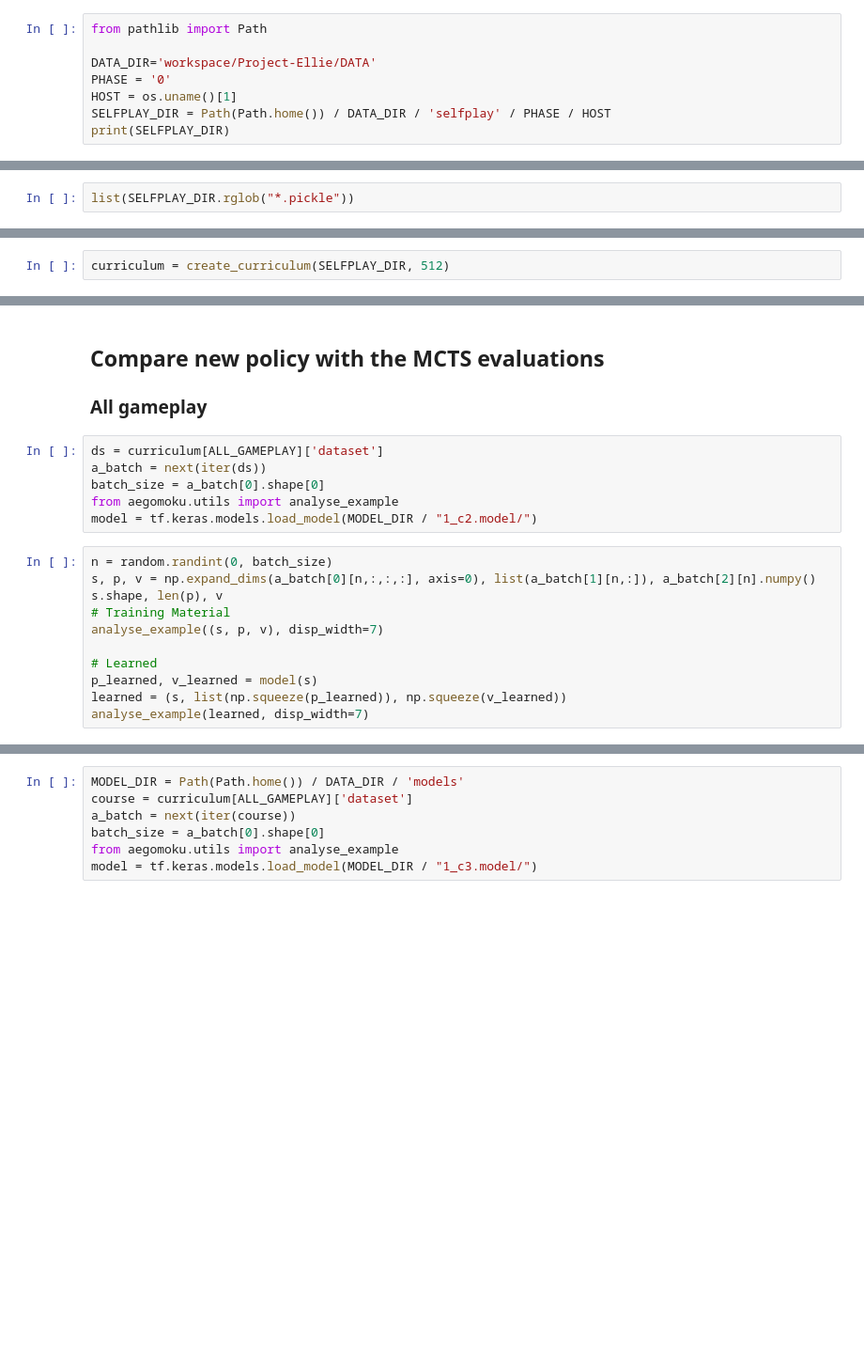
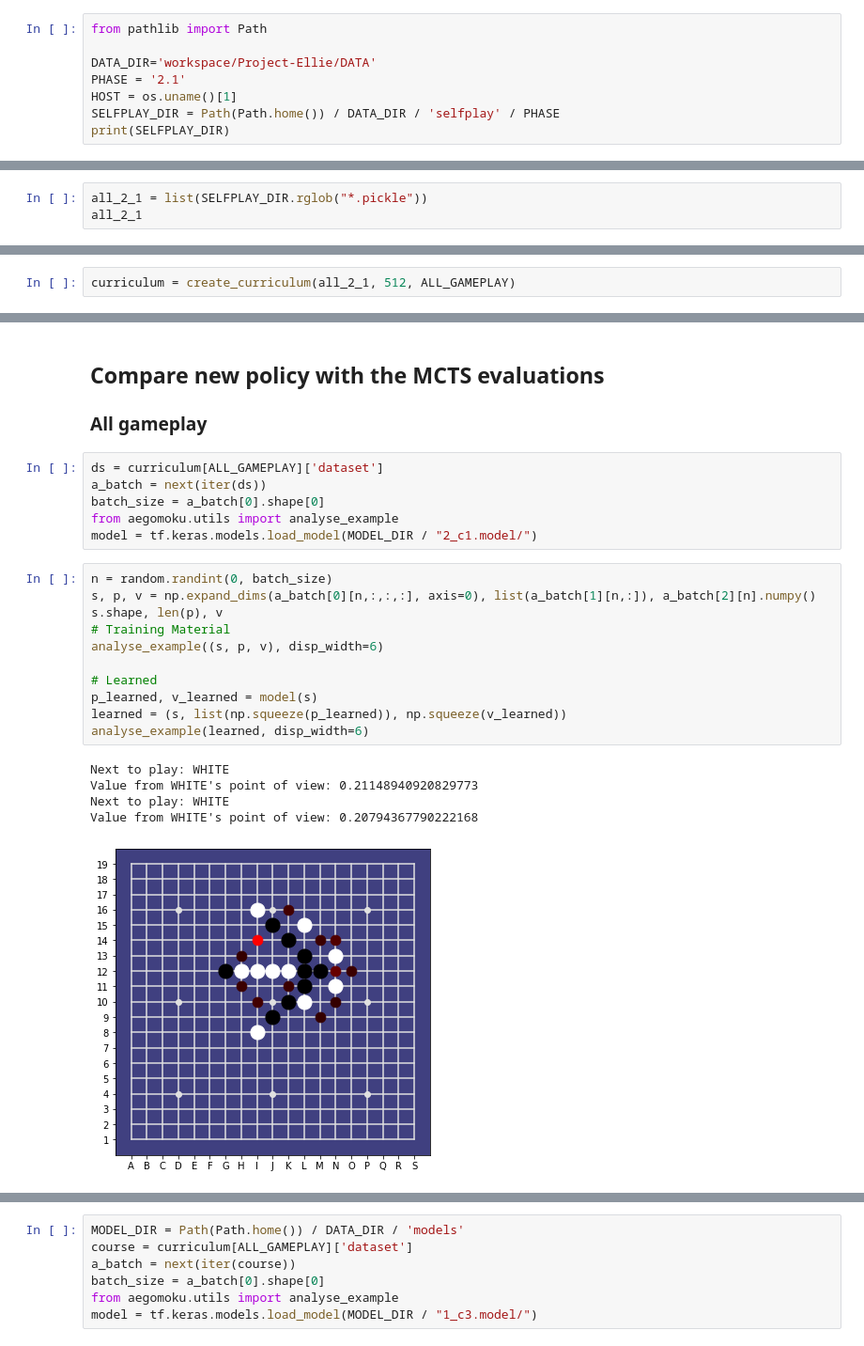
Before and after one commit to Project-Ellie/DeepGomoku, a Jupyter notebook: notebooks/Training_Curriculum.ipynb, the cells around one changed output, grey strips where cells are left out. Shown at 94% size. Cells and saved outputs as stored; diff of their text form; blank space fills up the shorter version.

```diff
--- a/notebooks/Training_Curriculum.ipynb
+++ b/notebooks/Training_Curriculum.ipynb
@@ -31,7 +33,7 @@ Pickle files contain only single representatives of the 8 symmetries and the boa
 from pathlib import Path
 
 DATA_DIR='workspace/Project-Ellie/DATA'
-PHASE = '0'
+PHASE = '2.1'
 HOST = os.uname()[1]
-SELFPLAY_DIR = Path(Path.home()) / DATA_DIR / 'selfplay' / PHASE / HOST
+SELFPLAY_DIR = Path(Path.home()) / DATA_DIR / 'selfplay' / PHASE
 print(SELFPLAY_DIR)
@@ -41,2 +42,3 @@ SELFPLAY_DIR
 # %%
-list(SELFPLAY_DIR.rglob("*.pickle"))
+all_2_1 = list(SELFPLAY_DIR.rglob("*.pickle"))
+all_2_1
@@ -43,2 +63,2 @@ list(SELFPLAY_DIR.rglob("*.pickle"))
 # %%
-curriculum = create_curriculum(SELFPLAY_DIR, 512)
+curriculum = create_curriculum(all_2_1, 512, ALL_GAMEPLAY)
@@ -131,15 +235,21 @@ ds = curriculum[ALL_GAMEPLAY]['dataset']
 a_batch = next(iter(ds))
 batch_size = a_batch[0].shape[0]
 from aegomoku.utils import analyse_example
-model = tf.keras.models.load_model(MODEL_DIR / "1_c2.model/")
+model = tf.keras.models.load_model(MODEL_DIR / "2_c1.model/")
 # %%
 n = random.randint(0, batch_size)
 s, p, v = np.expand_dims(a_batch[0][n,:,:,:], axis=0), list(a_batch[1][n,:]), a_batch[2][n].numpy()
 s.shape, len(p), v
 # Training Material
-analyse_example((s, p, v), disp_width=7)
+analyse_example((s, p, v), disp_width=6)
 
 # Learned
 p_learned, v_learned = model(s)
 learned = (s, list(np.squeeze(p_learned)), np.squeeze(v_learned))
-analyse_example(learned, disp_width=7)
+analyse_example(learned, disp_width=6)
+# %% [output]
+Next to play: WHITE
+Value from WHITE's point of view: 0.21148940920829773
+Next to play: WHITE
+Value from WHITE's point of view: 0.20794367790222168
+[figure, added]
```
Also changed, not shown: parts of 29 cells of this notebook, 17 other files.
